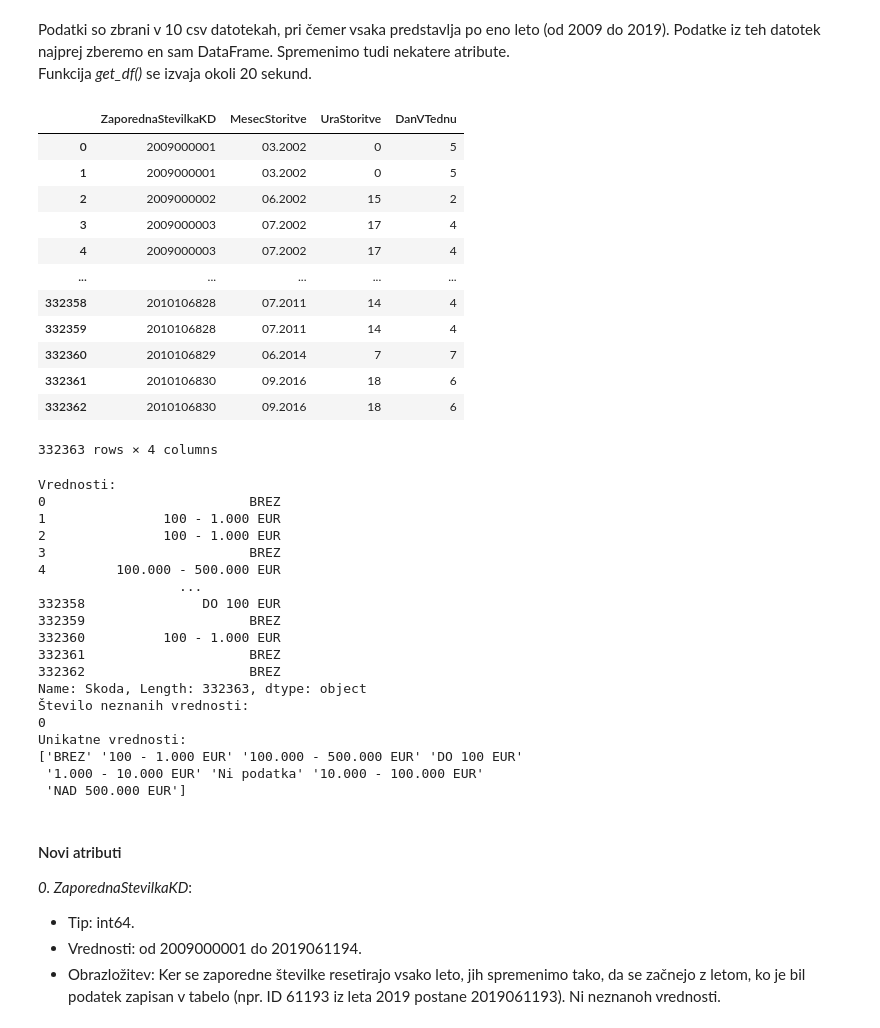
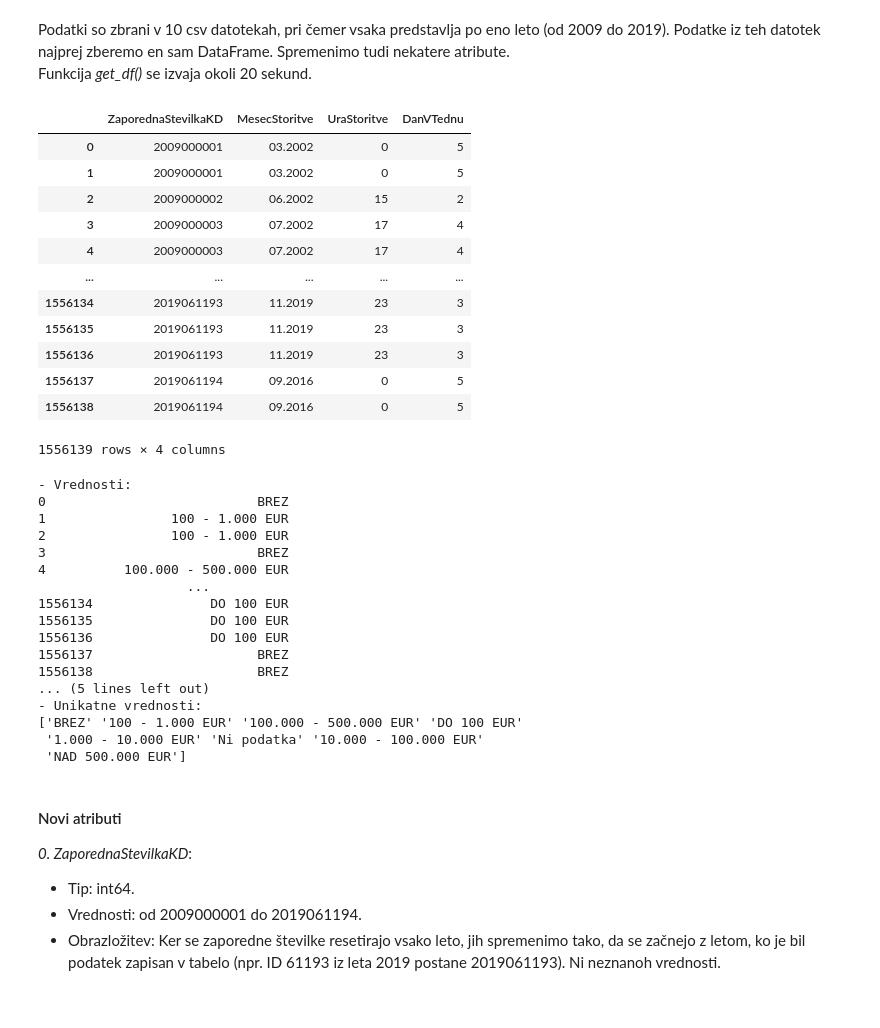
Before and after one commit to ncirar/PR21NCMSTK, a Jupyter notebook: code.ipynb, the cells around one changed output. Cells and saved outputs as stored; diff of their text form; code cells hidden in the pictures.

```diff
--- a/code.ipynb
+++ b/code.ipynb
@@ -17,7 +17,7 @@ def parse_ura_storitve(series):
 def get_df():
     df = None
     df_set = False
-    for year in range(2009, 2011):
+    for year in range(2009, 2020):
         df_temp = pd.read_csv("../PR21NCMSTK/data/kd" + str(year) + ".csv",
                               delimiter=";",
                               encoding="windows-1250",
@@ -25,13 +25,8 @@ def get_df():
                               dtype={"DatumStoritve": "string",
                                      "MesecStoritve": "string",
                                      "UraStoritve": "string",})
-        # ZaporednaStevilkaKD
         df_temp.iloc[:, 0] = df_temp.iloc[:, 0] + year * 1000_000
-
-        # MesecStoritve
-        # UraStoritve
         df_temp.iloc[:, 2] = parse_ura_storitve(df_temp.iloc[:, 2])
-        # DanVTednu
         df_temp.iloc[:, 3] = df_temp.iloc[:, 3].replace(["PONEDELJEK",
                                                          "TOREK",
                                                          "SREDA",
@@ -39,40 +34,13 @@ def get_df():
                                                          "PETEK",
                                                          "SOBOTA",
                                                          "NEDELJA"], [1, 2, 3, 4, 5, 6, 7]).astype(int)
-        # PUStoritveKD
-        # Povratnik
+
         df_temp.iloc[:, 5] = df_temp.iloc[:, 5].replace(["DA", "NE"], [1, 0]).astype("bool")
-        # OpisKD
-        # PoglavjeKD
-        # GospodarskiKriminal
         df_temp.iloc[:, 8] = df_temp.iloc[:, 8].replace(["GOSPODARSKA", "SPLOŠNA"], [1, 0]).astype("bool")
-        # OrganiziranKriminal
         df_temp.iloc[:, 9] = df_temp.iloc[:, 9].replace(["ORGANIZIRANA", " "], [1, 0]).astype("bool")
-        # MladoletniskaKriminaliteta
         df_temp.iloc[:, 10] = df_temp.iloc[:, 10].replace(["MLADOLETNIŠKA", " "], [1, 0]).astype("bool")
-        # Poskus
         df_temp.iloc[:, 11] = df_temp.iloc[:, 11].replace(["DA", "NE"], [1, 0]).astype("bool")
-        # KriminalisticnaOznacba1
-        # KriminalisticnaOznacba2
-        # KriminalisticnaOznacba3
-        # UporabljenoSredstvo1
-        # UporabljenoSredstvo2
-        # UporabljenoSredstvo3
-        # UporabljenoSredstvo4
-        # UpravnaEnotaStoritve
-        # OpisKraja
-        # LetoZakljucenegaDokumenta
-        # VrstaZakljucenegaDokumenta
-        # ZaporednaStevilkaOsebeVKD
-        # Vrsta osebe
-        # StarostniRazred
-        # Spol
-        # Drzavljanstvo
-        # Poskodba
-        # VplivAlkohola
-        # VplivMamil
-        # OrganiziranaZdruzba
-        # Skoda
+
 
         df_temp.columns = ["ZaporednaStevilkaKD",
                           "MesecStoritve",
@@ -101,39 +69,39 @@ def get_df():
                            "VrstaOsebe",
                            "StarostniRazred",
                            "Spol",
                            "Drzavljanstvo",
                            "Poskodba",
                            "VplivAlkohola",
                            "VplivMamil",
                            "OrganiziranaZdruzba",
                            "Skoda"
                            ]
 
         if not df_set:
             df = df_temp
             df_set = True
         else:
             df = df.append(df_temp, ignore_index=True)
 
     return df
 
 
 df = get_df()
 df.iloc[:, 0:4]
 # %% [output]
 |  | ZaporednaStevilkaKD | MesecStoritve | UraStoritve | DanVTednu |
 | 0 | 2009000001 | 03.2002 | 0 | 5 |
 | 1 | 2009000001 | 03.2002 | 0 | 5 |
 | 2 | 2009000002 | 06.2002 | 15 | 2 |
 | 3 | 2009000003 | 07.2002 | 17 | 4 |
 | 4 | 2009000003 | 07.2002 | 17 | 4 |
 | ... | ... | ... | ... | ... |
-| 332358 | 2010106828 | 07.2011 | 14 | 4 |
-| 332359 | 2010106828 | 07.2011 | 14 | 4 |
-| 332360 | 2010106829 | 06.2014 | 7 | 7 |
-| 332361 | 2010106830 | 09.2016 | 18 | 6 |
-| 332362 | 2010106830 | 09.2016 | 18 | 6 |
+| 1556134 | 2019061193 | 11.2019 | 23 | 3 |
+| 1556135 | 2019061193 | 11.2019 | 23 | 3 |
+| 1556136 | 2019061193 | 11.2019 | 23 | 3 |
+| 1556137 | 2019061194 | 09.2016 | 0 | 5 |
+| 1556138 | 2019061194 | 09.2016 | 0 | 5 |
-332363 rows × 4 columns
+1556139 rows × 4 columns
 # %%
 def fill_nan(n):
     df.iloc[:, n] = df.iloc[:, n].fillna("Ni podatka")
@@ -153,22 +118,20 @@ for i in range(33): fill_nan(i)
 # %%
 print_atribut(32)
 # %% [output]
-Vrednosti:
-0                          BREZ
-1               100 - 1.000 EUR
-2               100 - 1.000 EUR
-3                          BREZ
-4         100.000 - 500.000 EUR
-                  ...
-332358               DO 100 EUR
-332359                     BREZ
-332360          100 - 1.000 EUR
-332361                     BREZ
-332362                     BREZ
-Name: Skoda, Length: 332363, dtype: object
-Število neznanih vrednosti:
-0
-Unikatne vrednosti:
+- Vrednosti:
+0                           BREZ
+1                100 - 1.000 EUR
+2                100 - 1.000 EUR
+3                           BREZ
+4          100.000 - 500.000 EUR
+                   ...
+1556134               DO 100 EUR
+1556135               DO 100 EUR
+1556136               DO 100 EUR
+1556137                     BREZ
+1556138                     BREZ
+... (5 lines left out)
+- Unikatne vrednosti:
 ['BREZ' '100 - 1.000 EUR' '100.000 - 500.000 EUR' 'DO 100 EUR'
  '1.000 - 10.000 EUR' 'Ni podatka' '10.000 - 100.000 EUR'
  'NAD 500.000 EUR']
```
Also changed, not shown: parts of 5 cells of this notebook.
